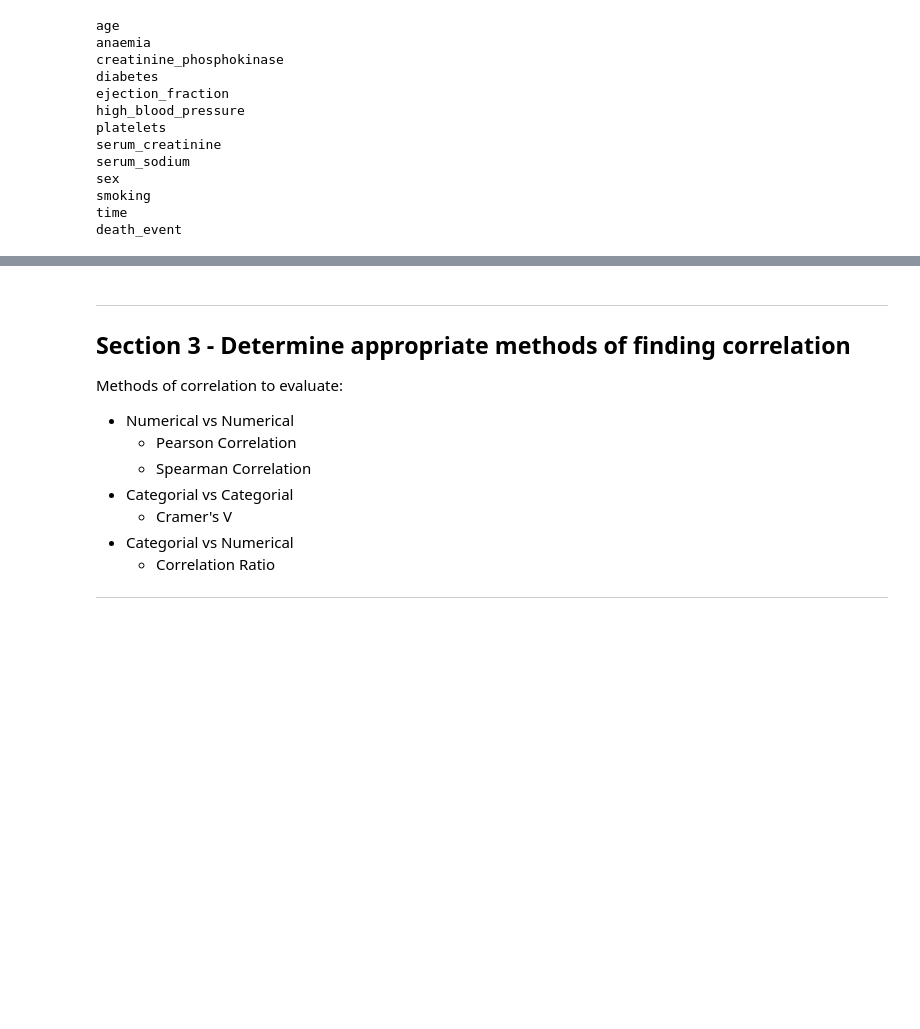
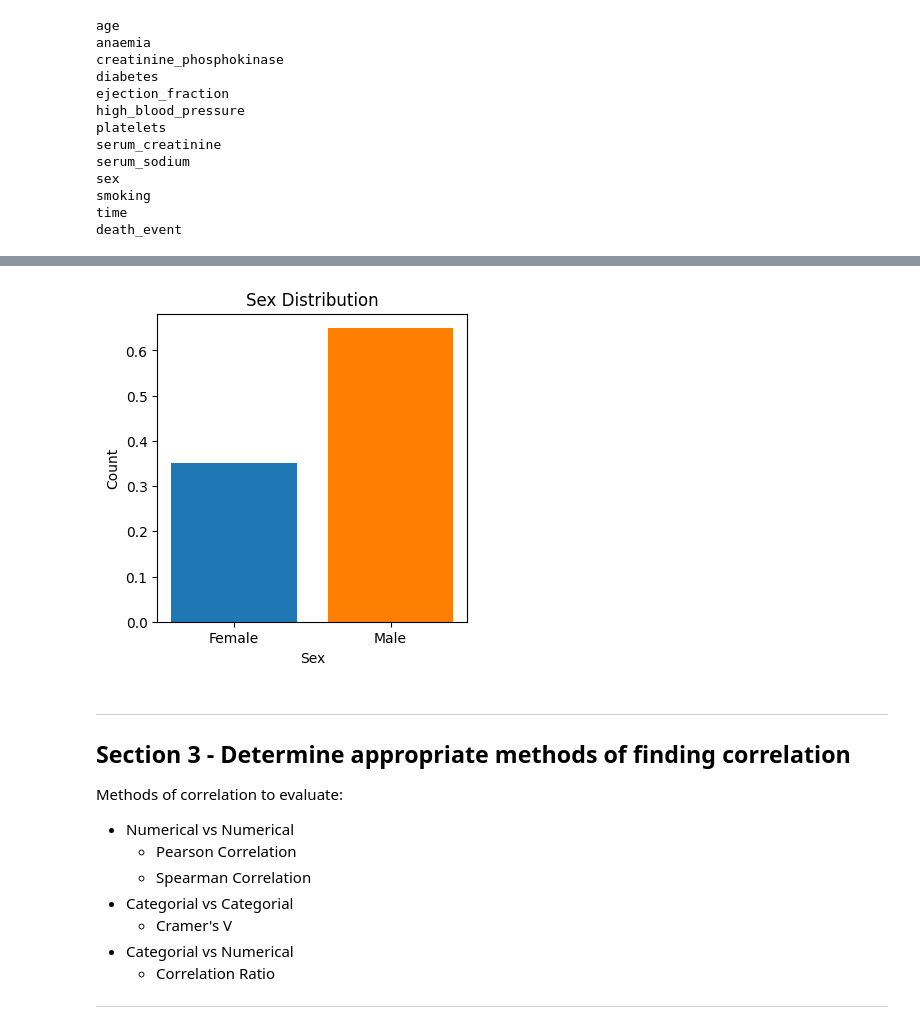
Before and after one commit to Bencp2/HeartDisease, a Jupyter notebook: HeartDiseaseAnalysis.ipynb, the cells around one changed output, grey strips where cells are left out. Cells and saved outputs as stored; diff of their text form; code cells hidden in the pictures; blank space fills up the shorter version.

Commit message:
Created barplot function for data representation.

```diff
--- a/HeartDiseaseAnalysis.ipynb
+++ b/HeartDiseaseAnalysis.ipynb
@@ -186,3 +223,19 @@ death_event
+# %%
+def barplot(categories, counts, title, xlabel, ylabel, colors):
+    plt.figure(figsize=(4,4))
+    plt.bar(categories, counts, color=colors)
+    plt.title(title)
+    plt.xlabel(xlabel)
+    plt.ylabel(ylabel)
+    plt.show()
+# %%
+# Creates bar graph for attribute Sex
+categories = ['Female', 'Male']
+colors = ['tab:blue', '#FF8000']
+sex_counts = data_with_errors['sex'].map({0: 'Female', 1: 'Male'}).value_counts(normalize=True).reindex(categories)
+barplot(categories, sex_counts, 'Sex Distribution', 'Sex', 'Count', colors)
+# %% [output]
+[figure, added]
 # %% [markdown]
 ***
 ## **Section 3 - Determine appropriate methods of finding correlation**
```
Also changed, not shown: parts of 10 cells of this notebook.
